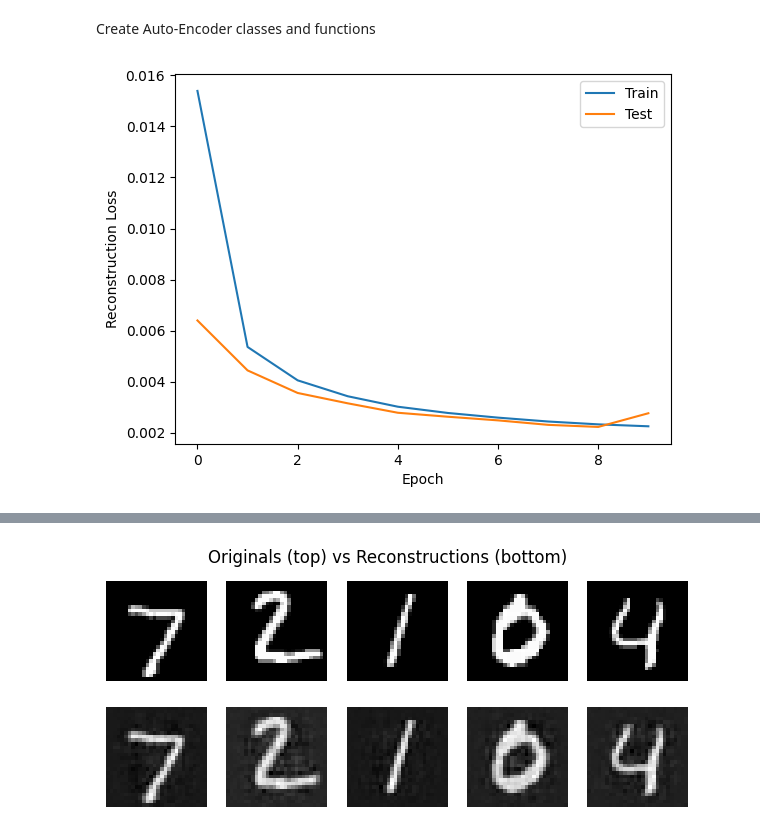
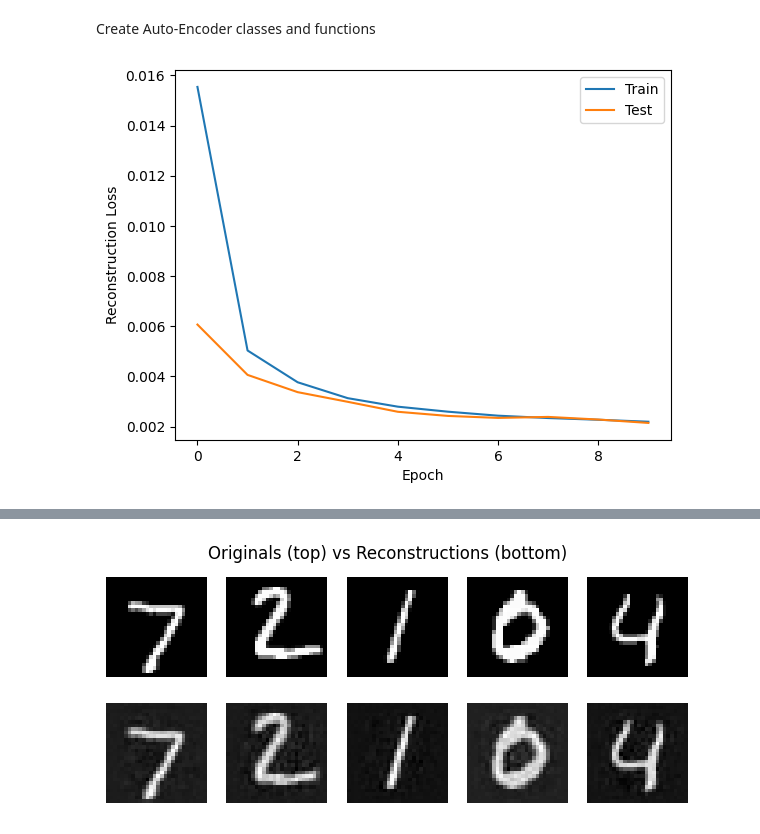
Before and after one commit to yashc73080/CS462-Deep-Learning, a Jupyter notebook: HW2/features_unsupervised_and_transfer_learning.ipynb, the cells around one changed output, grey strips where cells are left out. Drawn from its saved outputs; the diff is of its cells as text; code cells hidden in the pictures.

```diff
--- a/HW2/features_unsupervised_and_transfer_learning.ipynb
+++ b/HW2/features_unsupervised_and_transfer_learning.ipynb
@@ -112,7 +114,7 @@ def test_autoencoder(model, test_loader, reconstruction_loss):
 
   return avg_test_loss
 
-def train_test_autoencoder(model, train_loader, test_loader, epochs=5, lr=0.001, plot=False, device='cpu'):
+def train_test_autoencoder(model, train_loader, test_loader, epochs=5, lr=0.001, plot=False, curr_k=None, device='cpu'):
   model.to(device)
 
   optimizer = optim.Adam(model.parameters(), lr=lr)
@@ -121,7 +123,9 @@ def train_test_autoencoder(model, train_loader, test_loader, epochs=5, lr=0.001,
   train_losses = []
   test_losses = []
 
-  for epoch in tqdm(range(epochs)):
+  tqdm_desc = f"k={curr_k} - Epoch" if curr_k is not None else "Epoch"
+
+  for epoch in tqdm(range(epochs), desc=tqdm_desc):
     train_loss = train_autoencoder(model, train_loader, optimizer, reconstruction_loss)
     test_loss = test_autoencoder(model, test_loader, reconstruction_loss)
 
@@ -155,10 +159,10 @@ def visualize_reconstructions(model, test_loader, num_images=5):
     plt.suptitle("Originals (top) vs Reconstructions (bottom)")
     plt.show()
 # %%
-autoencoder = AutoEncoder(in_out_size=784, enc_hidden=500, dec_hidden=1000, bottleneck_k=200, device=device)
+autoencoder = AutoEncoder(in_out_size=784, enc_hidden=1000, dec_hidden=1000, bottleneck_k=200, device=device)
 train_losses, test_losses = train_test_autoencoder(autoencoder, mnist_train_loader, mnist_test_loader, epochs=10, lr=0.001, plot=True, device=device)
 
 print(f'Final Train Loss: {train_losses[-1]}')
 print(f'Final Test Loss: {test_losses[-1]}')
 # %% [output]
-[figure, old version]
+[figure, new version]
```
Also changed, not shown: parts of 5 cells of this notebook.
